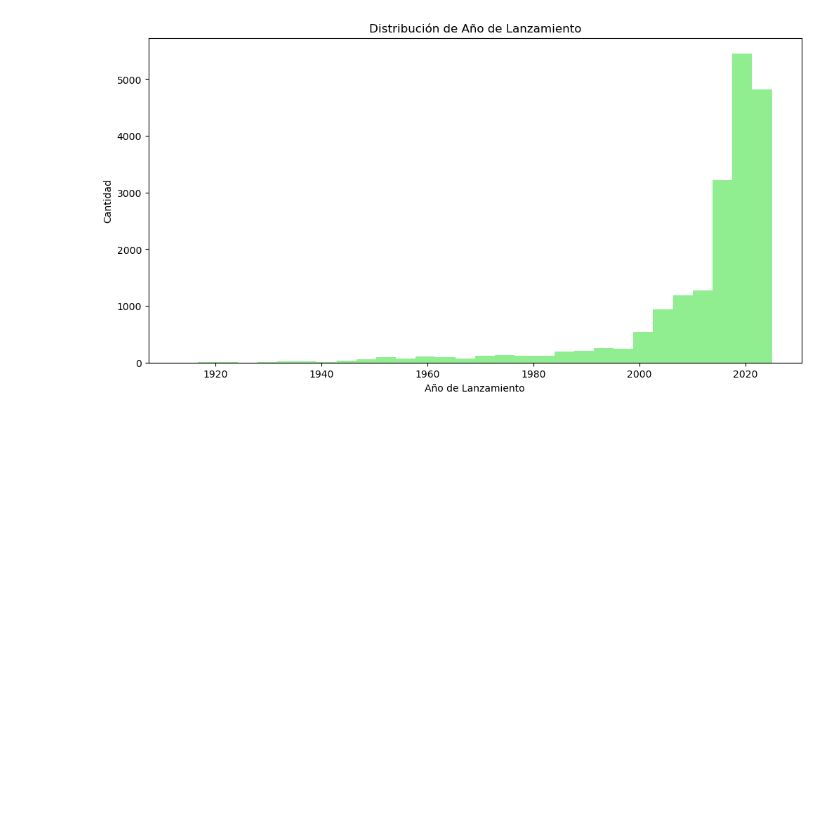
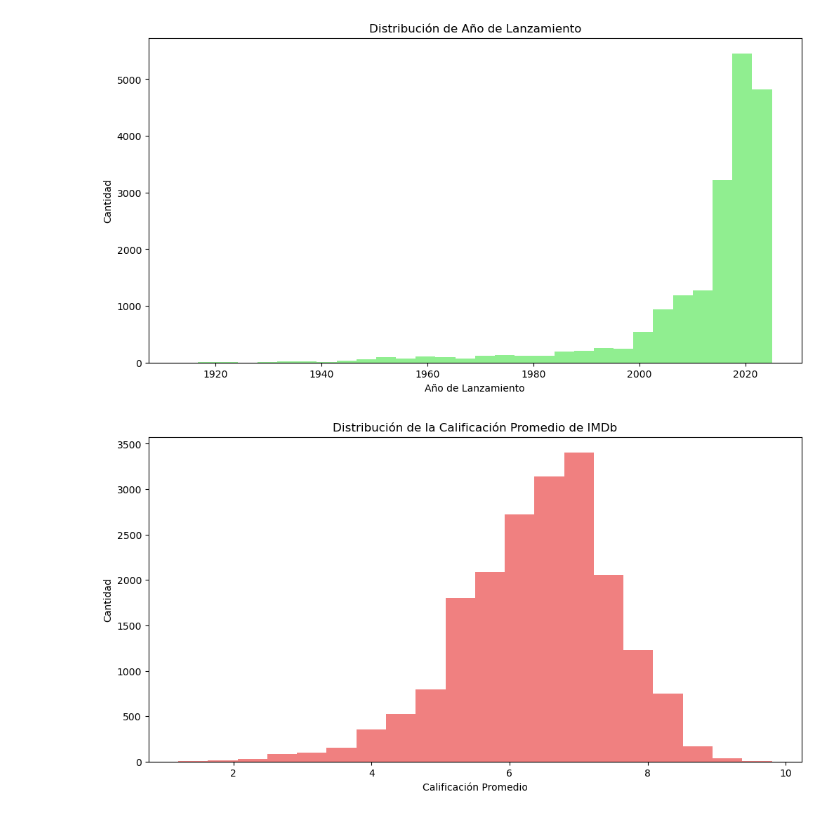
Before and after one commit to ferrpm/netflix-recommender, a Jupyter notebook: movie_series_recommender.ipynb, the cells around one changed output. Cells and saved outputs as stored; diff of their text form; code cells hidden in the pictures; blank space fills up the shorter version.

```diff
--- a/movie_series_recommender.ipynb
+++ b/movie_series_recommender.ipynb
@@ -166,3 +166,13 @@ plt.ylabel('Cantidad')
 plt.show()
 # %% [output]
 [figure]
+# %%
+# Histograma de las calificaciones IMDb
+plt.figure(figsize=(12,6))
+netflix_df['imdbAverageRating'].plot(kind='hist', bins=20, color='lightcoral')
+plt.title('Distribución de la Calificación Promedio de IMDb')
+plt.xlabel('Calificación Promedio')
+plt.ylabel('Cantidad')
+plt.show()
+# %% [output]
+[figure, added]
```
Also changed, not shown: parts of 4 cells of this notebook.
